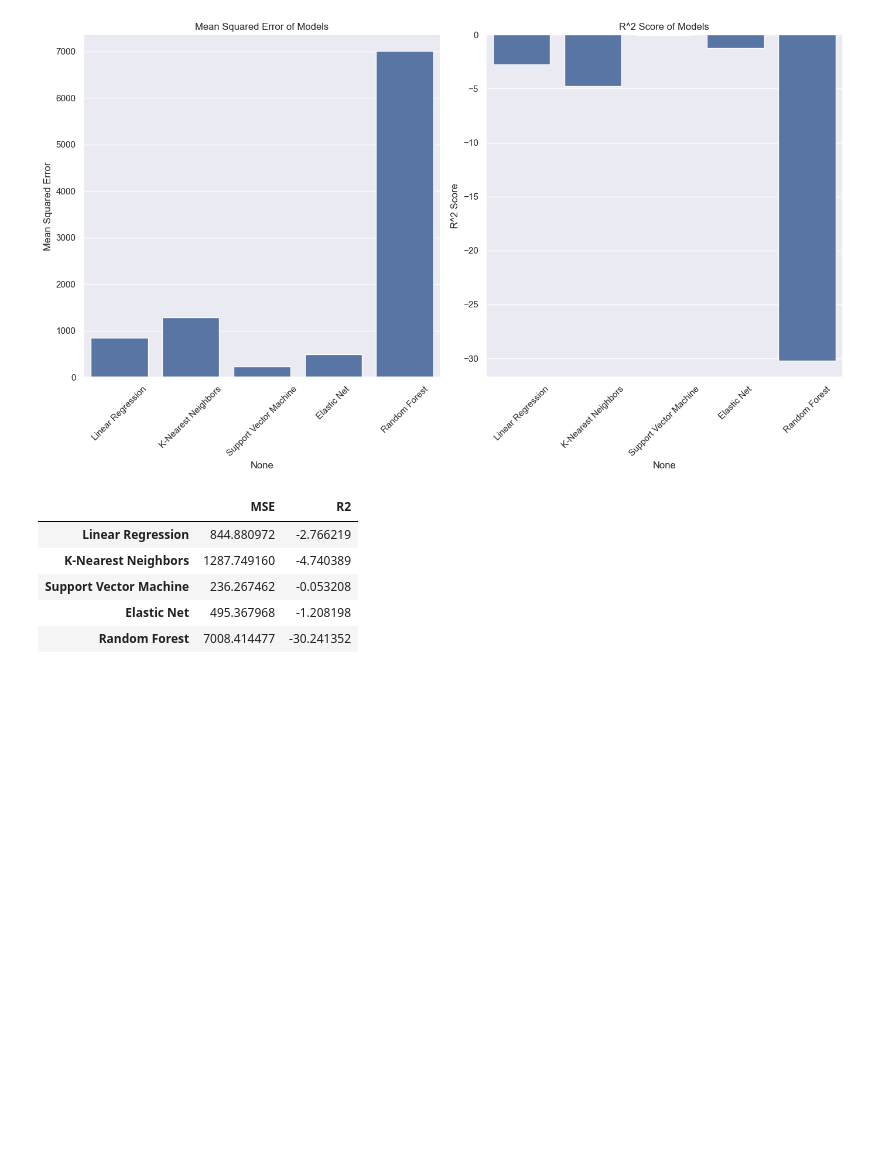
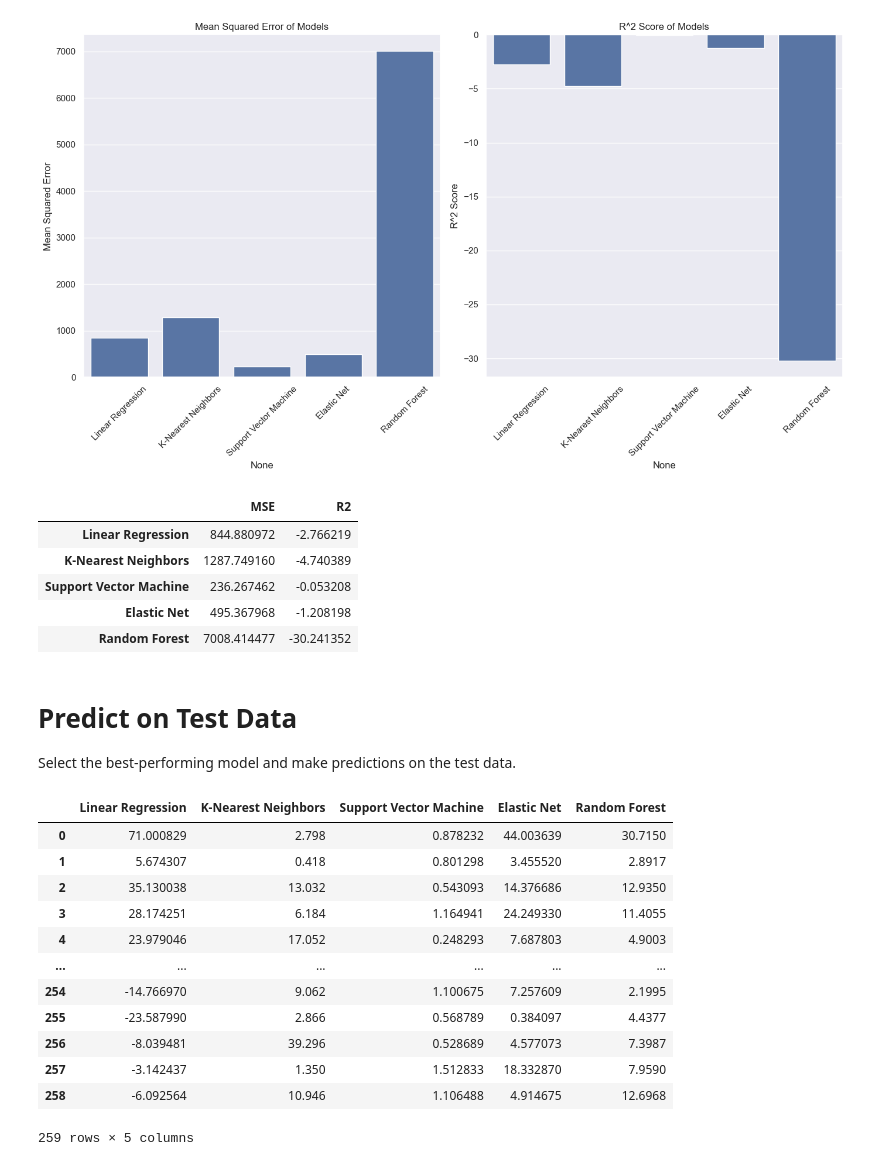
Before and after one commit to faliqadlan/python-david, a Jupyter notebook: Untitled-2.ipynb, the cells around one changed output. Cells and saved outputs as stored; diff of their text form; code cells hidden in the pictures; blank space fills up the shorter version.

Commit message:
add prediction functionality for test data and display results

```diff
--- a/Untitled-2.ipynb
+++ b/Untitled-2.ipynb
@@ -392,3 +392,45 @@ results_df
 | Support Vector Machine | 236.267462 | -0.053208 |
 | Elastic Net | 495.367968 | -1.208198 |
 | Random Forest | 7008.414477 | -30.241352 |
+# %% [markdown]
+# Predict on Test Data
+Select the best-performing model and make predictions on the test data.
+# %%
+# Load the new dataset from the TSV file
+new_df = pd.read_csv('test.tsv', sep='\t')
+
+# Preprocess the new dataset
+new_df = new_df.drop(columns=['id'])
+new_df = pd.get_dummies(new_df, columns=['month', 'day'], drop_first=True)
+
+# Ensure the new dataset has the same columns as the training data
+missing_cols = set(X.columns) - set(new_df.columns)
+for col in missing_cols:
+    new_df[col] = 0
+new_df = new_df[X.columns]
+
+# Scale the new dataset
+new_df_scaled = scaler.transform(new_df)
+
+# Make predictions using all trained models
+predictions = {}
+for name, model in models.items():
+    predictions[name] = model.predict(new_df_scaled)
+
+# Convert predictions to a DataFrame for better visualization
+predictions_df = pd.DataFrame(predictions)
+predictions_df
+# %% [output]
+|  | Linear Regression | K-Nearest Neighbors | Support Vector Machine | Elastic Net | Random Forest |
+| 0 | 71.000829 | 2.798 | 0.878232 | 44.003639 | 30.7150 |
+| 1 | 5.674307 | 0.418 | 0.801298 | 3.455520 | 2.8917 |
+| 2 | 35.130038 | 13.032 | 0.543093 | 14.376686 | 12.9350 |
+| 3 | 28.174251 | 6.184 | 1.164941 | 24.249330 | 11.4055 |
+| 4 | 23.979046 | 17.052 | 0.248293 | 7.687803 | 4.9003 |
+| ... | ... | ... | ... | ... | ... |
+| 254 | -14.766970 | 9.062 | 1.100675 | 7.257609 | 2.1995 |
+| 255 | -23.587990 | 2.866 | 0.568789 | 0.384097 | 4.4377 |
+| 256 | -8.039481 | 39.296 | 0.528689 | 4.577073 | 7.3987 |
+| 257 | -3.142437 | 1.350 | 1.512833 | 18.332870 | 7.9590 |
+| 258 | -6.092564 | 10.946 | 1.106488 | 4.914675 | 12.6968 |
+259 rows × 5 columns
```
